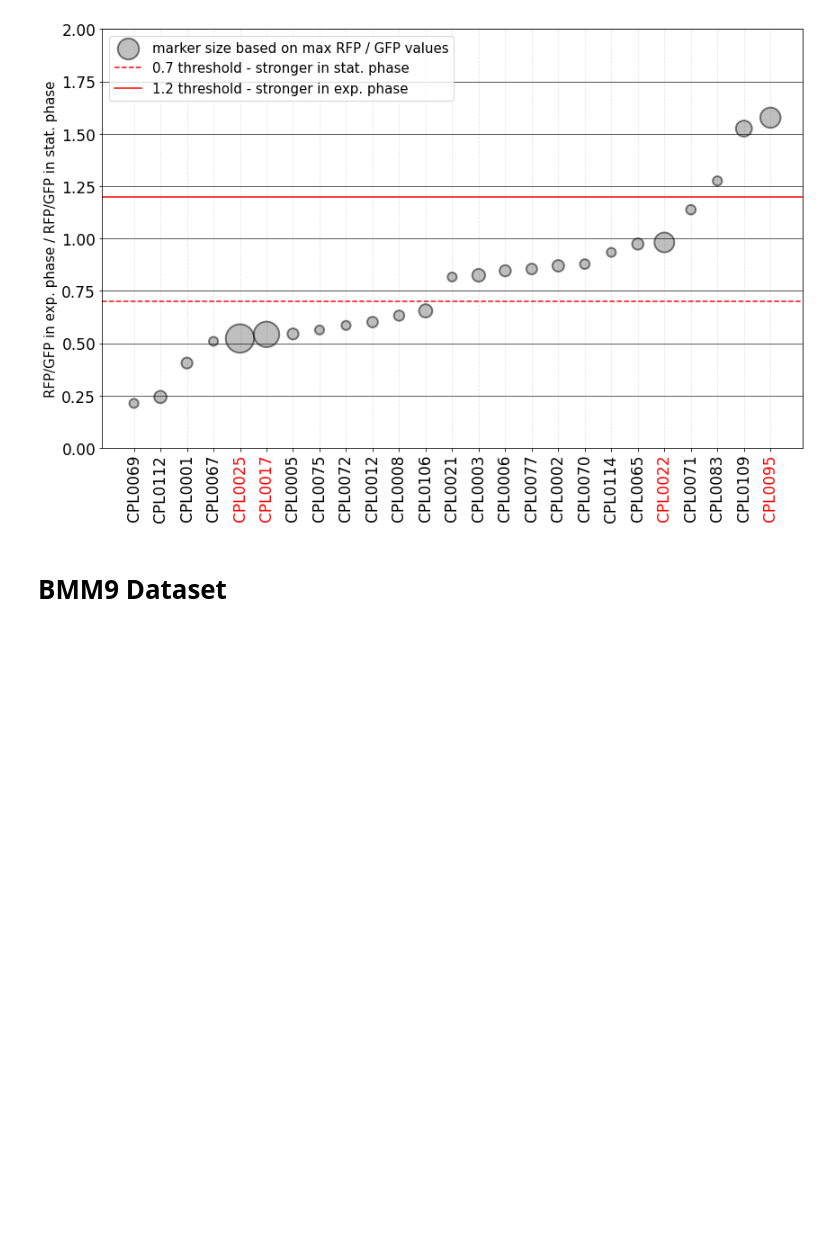
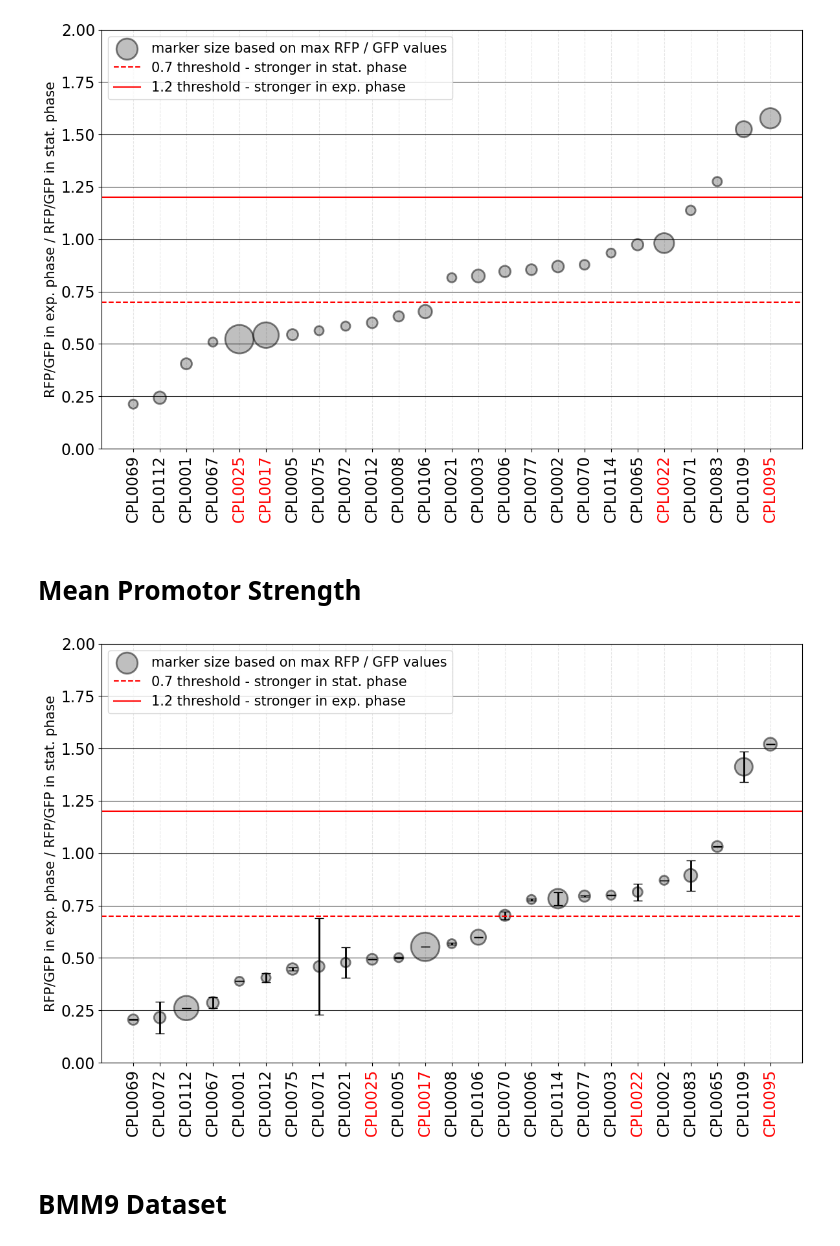
Before and after one commit to Kanomble/curvibacter_promotor_studies, a Jupyter notebook: scripts/promotor_project_curvibacter.ipynb, the cells around one changed output. Drawn from its saved outputs; the diff is of its cells as text; code cells hidden in the pictures; blank space fills up the shorter version.

```diff
--- a/scripts/promotor_project_curvibacter.ipynb
+++ b/scripts/promotor_project_curvibacter.ipynb
@@ -1269,0 +1848,2 @@ plt.savefig("../results/promoter_strength.png", dpi=400)
+# %% [markdown]
+# Mean Promotor Strength
@@ -1270,3 +1909,65 @@ plt.savefig("../results/promoter_strength.png", dpi=400)
+# %%
+promoter_strength_std_sorted = []
+promoter_strength_sorted = []
+sorted_cont_sorted = []
+
+max_promoter_strength_with_mean_sorted = []
+# 0 = content | 1 = exp | 2 = stat
+for pstrength, cont, std, max_with_mean in sorted(zip(promoter_strength,
+                                              promoter_cont,
+                                              promoter_strength_std, max_promoter_strength_with_mean)):
+
+    max_promoter_strength_with_mean_sorted.append(max_with_mean)
+    promoter_strength_sorted.append(pstrength)
+    promoter_strength_std_sorted.append(std)
+    sorted_cont_sorted.append(cont)
+# %%
+plt.figure(figsize=(12,8))
+
+msize = np.interp(max_promoter_strength_with_mean_sorted,  [min(max_promoter_strength_with_mean_sorted), max(max_promoter_strength_with_mean_sorted)], [100,1000])
+
+xticks = []
+for tick in range(len(sorted_cont_sorted)):
+    xticks.append(tick)
+
+plt.errorbar(y=promoter_strength_sorted,x=xticks, yerr=promoter_strength_std_sorted, ecolor="black", capsize=5,lw=2, linestyle="none")
+plt.scatter(y=promoter_strength_sorted,x=xticks,s=msize, c="grey", edgecolor="black", lw=2, alpha=0.5, label="marker size based on max RFP / GFP values")
+
+plt.axhline(0.7, color="red", linestyle="--", label="0.7 threshold - stronger in stat. phase")
+plt.axhline(1.2, color="red", linestyle="-", label="1.2 threshold - stronger in exp. phase")
+
+
+
+
+plt.xticks(xticks, sorted_cont_sorted, rotation= 90, fontsize=17)
+plt.yticks(fontsize=17)
+
+#for x,y,text in zip(xticks, promoter_strength_sorted, promoter_strength_sorted):
+#    plt.text(x, y, str(round(text,2)), fontsize=12)
+
+
+ax = plt.gca()
+
+# Set the y-tick labels
+xtick_labels = ax.get_xticklabels()
+
+promoters = ["CPL0025","CPL0095","CPL0022","CPL0017"]
+
+# Set the color for the specified indices
+for label in xtick_labels:
+    if label.get_text() in promoters:
+        label.set_color('red')
+
+
+plt.ylim(0.0,2.0)
+plt.legend(fontsize=15, loc="upper left")
+plt.grid(axis="y", color="black", alpha=0.8)
+plt.grid(axis="x", color="black",alpha=0.1, linestyle="--")
+plt.ylabel("RFP/GFP in exp. phase / RFP/GFP in stat. phase", fontsize=15)
+plt.tight_layout()
+plt.savefig("../results/promoter_strength_with_variance.png", dpi=400)
+# %% [output]
+[figure, added]
 # %% [markdown]
 # BMM9 Dataset
 # %%
```
Also changed, not shown: parts of 54 cells of this notebook.
